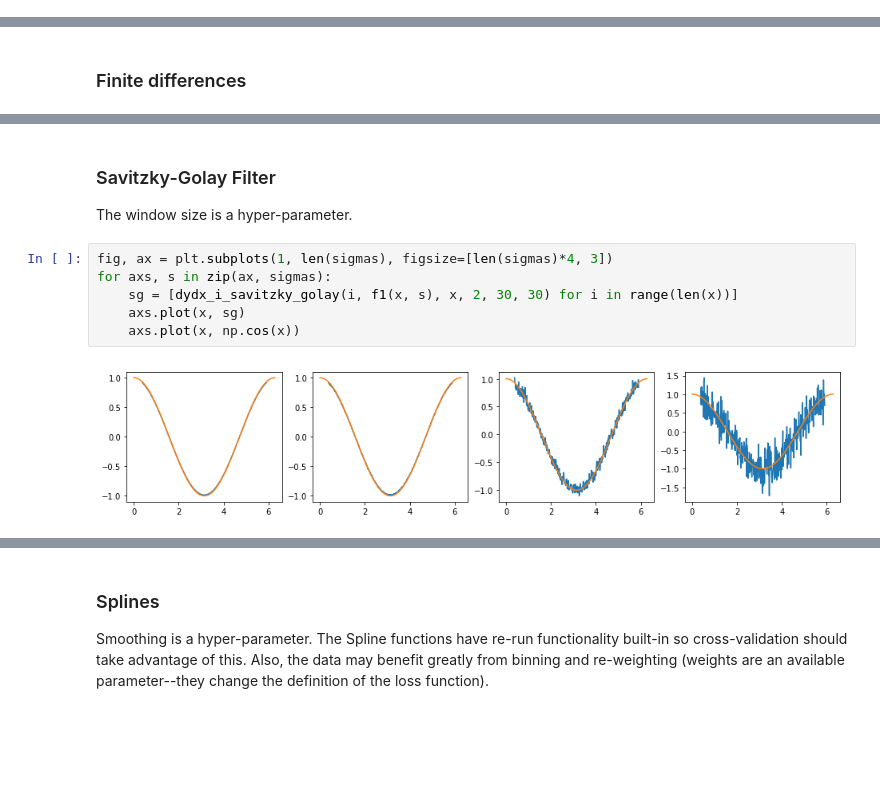
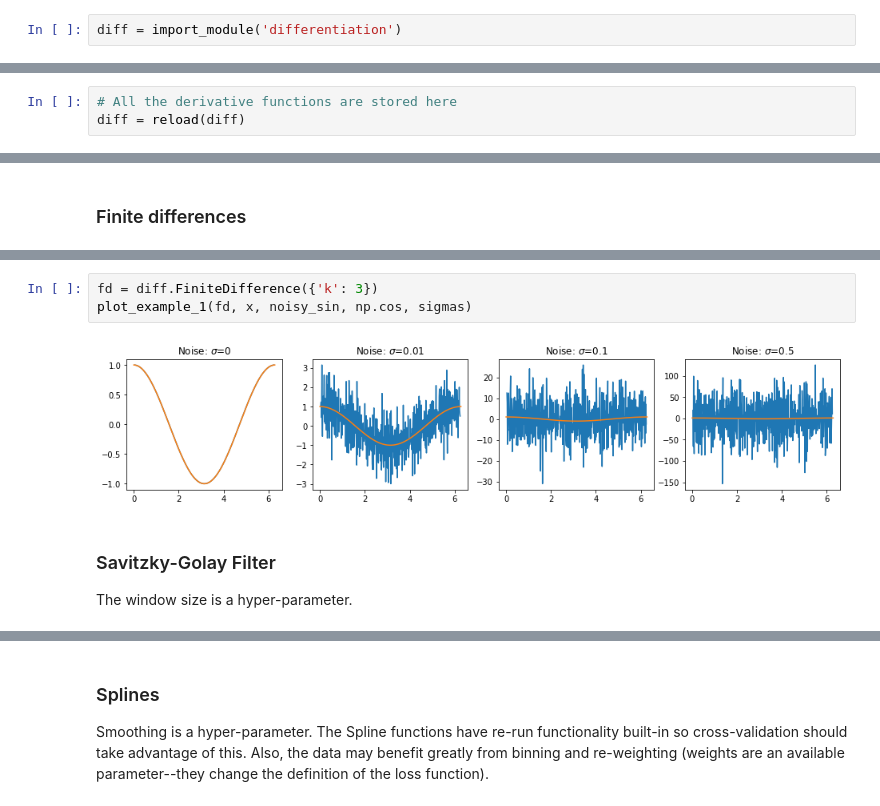
Before and after one commit to andgoldschmidt/derivative, a Jupyter notebook: Derivatives_Review.ipynb, the cells around one changed output, grey strips where cells are left out. Drawn from its saved outputs; the diff is of its cells as text; blank space fills up the shorter version.

```diff
--- a/Derivatives_Review.ipynb
+++ b/Derivatives_Review.ipynb
@@ -103,5 +32,10 @@ scipy.fftpack.diff(x, order=1, period=None, _cache={})
+# %%
+diff = import_module('differentiation')
 # %% [markdown]
 # Examples
+# %%
+# All the derivative functions are stored here
+diff = reload(diff)
 # %% [markdown]
 ## Example 1: Sine
 # %% [markdown]
@@ -132,11 +69,8 @@ for axs, s in zip(ax, sigmas):
+# %%
+fd = diff.FiniteDifference({'k': 3})
+plot_example_1(fd, x, noisy_sin, np.cos, sigmas)
+# %% [output]
+[figure, added]
 # %% [markdown]
 ### Savitzky-Golay Filter
 The window size is a hyper-parameter.
-# %%
-fig, ax = plt.subplots(1, len(sigmas), figsize=[len(sigmas)*4, 3])
-for axs, s in zip(ax, sigmas):
-    sg = [dydx_i_savitzky_golay(i, f1(x, s), x, 2, 30, 30) for i in range(len(x))]
-    axs.plot(x, sg)
-    axs.plot(x, np.cos(x))
-# %% [output]
-[figure, removed]
```
Also changed, not shown: parts of 53 cells of this notebook, 2 other files.
